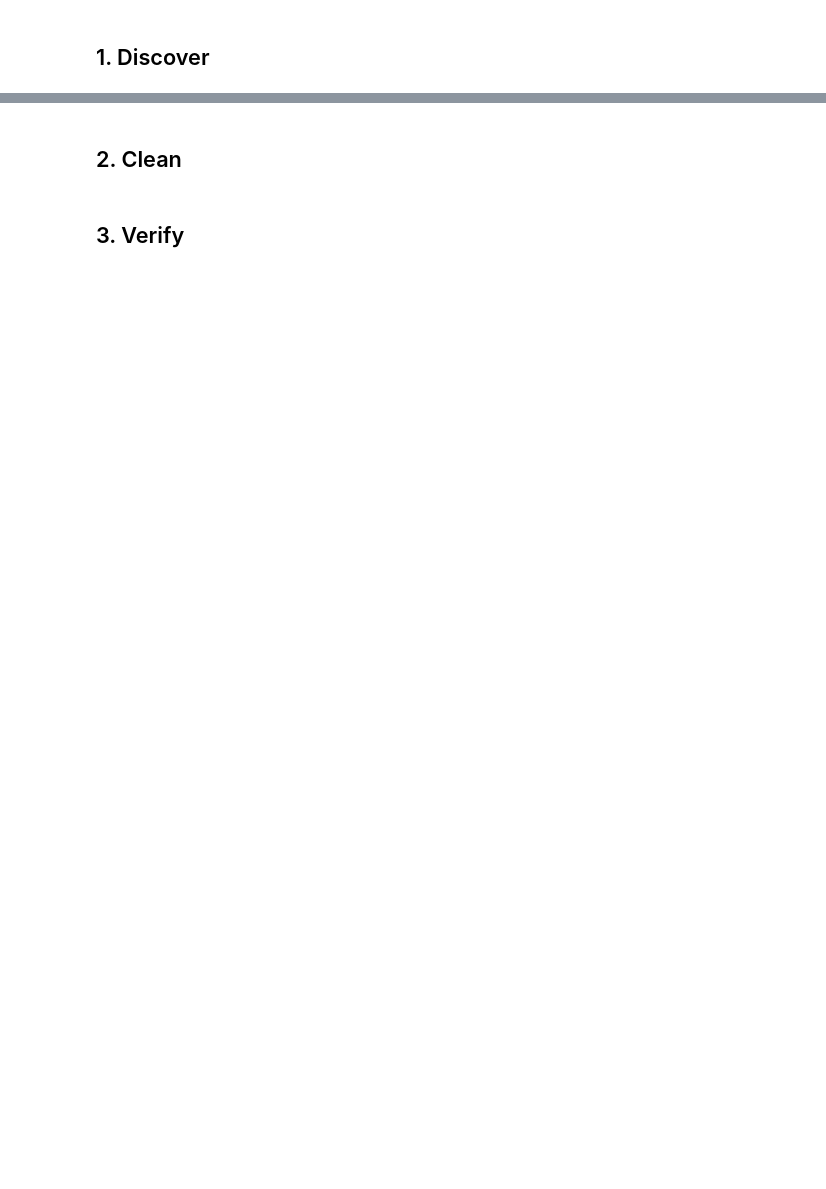
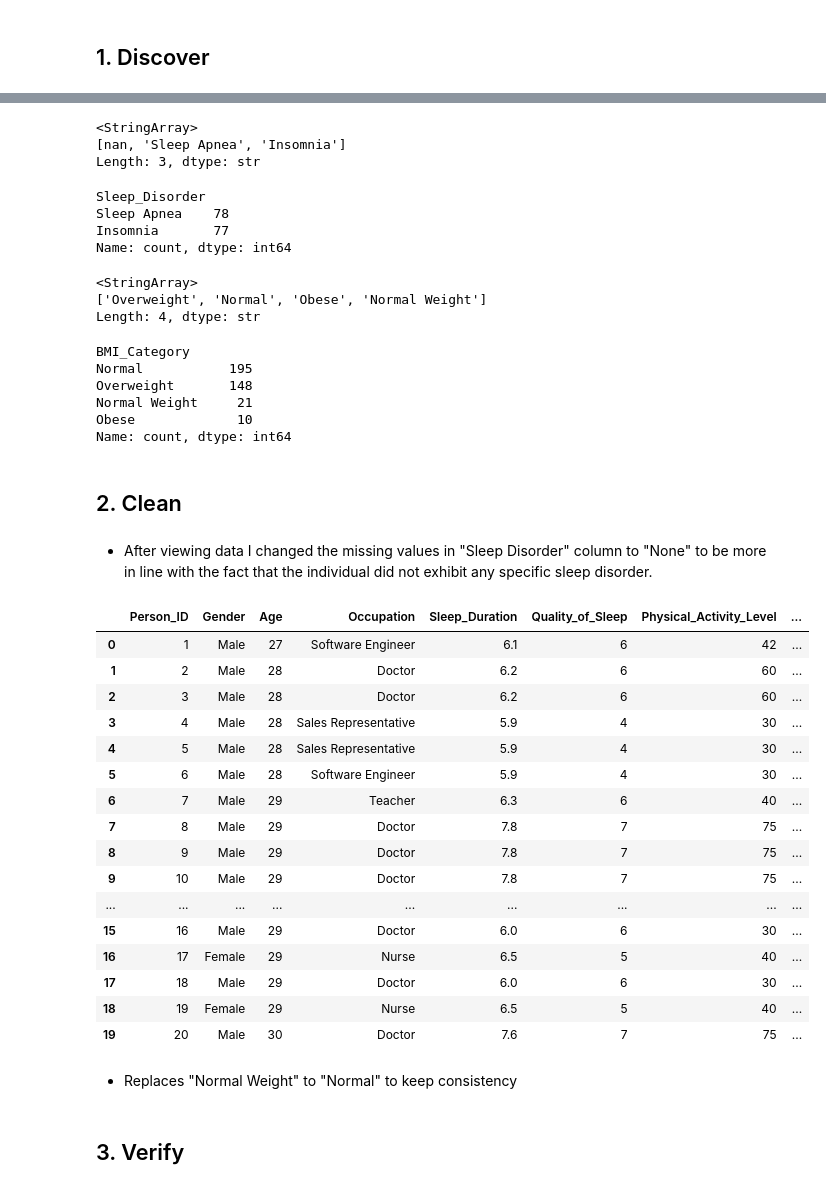
Before and after one commit to yorozc/sleep-health-lifestyle-analysis, a Jupyter notebook: notebooks/eda.ipynb, the cells around one changed output, grey strips where cells are left out. Drawn from its saved outputs; the diff is of its cells as text; code cells hidden in the pictures; blank space fills up the shorter version.

```diff
--- a/notebooks/eda.ipynb
+++ b/notebooks/eda.ipynb
@@ -21,2 +49,55 @@ df.head()
+# %%
+df['Sleep_Disorder'].unique()
+# %% [output]
+<StringArray>
+[nan, 'Sleep Apnea', 'Insomnia']
+Length: 3, dtype: str
+# %%
+df['Sleep_Disorder'].value_counts()
+# %% [output]
+Sleep_Disorder
+Sleep Apnea    78
+Insomnia       77
+Name: count, dtype: int64
+# %%
+df['BMI_Category'].unique()
+# %% [output]
+<StringArray>
+['Overweight', 'Normal', 'Obese', 'Normal Weight']
+Length: 4, dtype: str
+# %%
+df['BMI_Category'].value_counts()
+# %% [output]
+BMI_Category
+Normal           195
+Overweight       148
+Normal Weight     21
+Obese             10
+Name: count, dtype: int64
 # %% [markdown]
 ## 2. Clean
+# %% [markdown]
+- After viewing data I changed the missing values in "Sleep Disorder" column to "None" to be more in line with the fact that the individual did not exhibit any specific sleep disorder.
+# %%
+df['Sleep_Disorder'] = df['Sleep_Disorder'].fillna('None')
+df.head(20)
+# %% [output]
+|  | Person_ID | Gender | Age | Occupation | Sleep_Duration | Quality_of_Sleep | Physical_Activity_Level | ... |
+| 0 | 1 | Male | 27 | Software Engineer | 6.1 | 6 | 42 | ... |
+| 1 | 2 | Male | 28 | Doctor | 6.2 | 6 | 60 | ... |
+| 2 | 3 | Male | 28 | Doctor | 6.2 | 6 | 60 | ... |
+| 3 | 4 | Male | 28 | Sales Representative | 5.9 | 4 | 30 | ... |
+| 4 | 5 | Male | 28 | Sales Representative | 5.9 | 4 | 30 | ... |
+| 5 | 6 | Male | 28 | Software Engineer | 5.9 | 4 | 30 | ... |
+| 6 | 7 | Male | 29 | Teacher | 6.3 | 6 | 40 | ... |
+| 7 | 8 | Male | 29 | Doctor | 7.8 | 7 | 75 | ... |
+| 8 | 9 | Male | 29 | Doctor | 7.8 | 7 | 75 | ... |
+| 9 | 10 | Male | 29 | Doctor | 7.8 | 7 | 75 | ... |
+| ... | ... | ... | ... | ... | ... | ... | ... | ... |
+| 15 | 16 | Male | 29 | Doctor | 6.0 | 6 | 30 | ... |
+| 16 | 17 | Female | 29 | Nurse | 6.5 | 5 | 40 | ... |
+| 17 | 18 | Male | 29 | Doctor | 6.0 | 6 | 30 | ... |
+| 18 | 19 | Female | 29 | Nurse | 6.5 | 5 | 40 | ... |
+| 19 | 20 | Male | 30 | Doctor | 7.6 | 7 | 75 | ... |
+# %% [markdown]
+- Replaces "Normal Weight" to "Normal" to keep consistency
```
Also changed, not shown: parts of 9 cells of this notebook, 1 other file.
